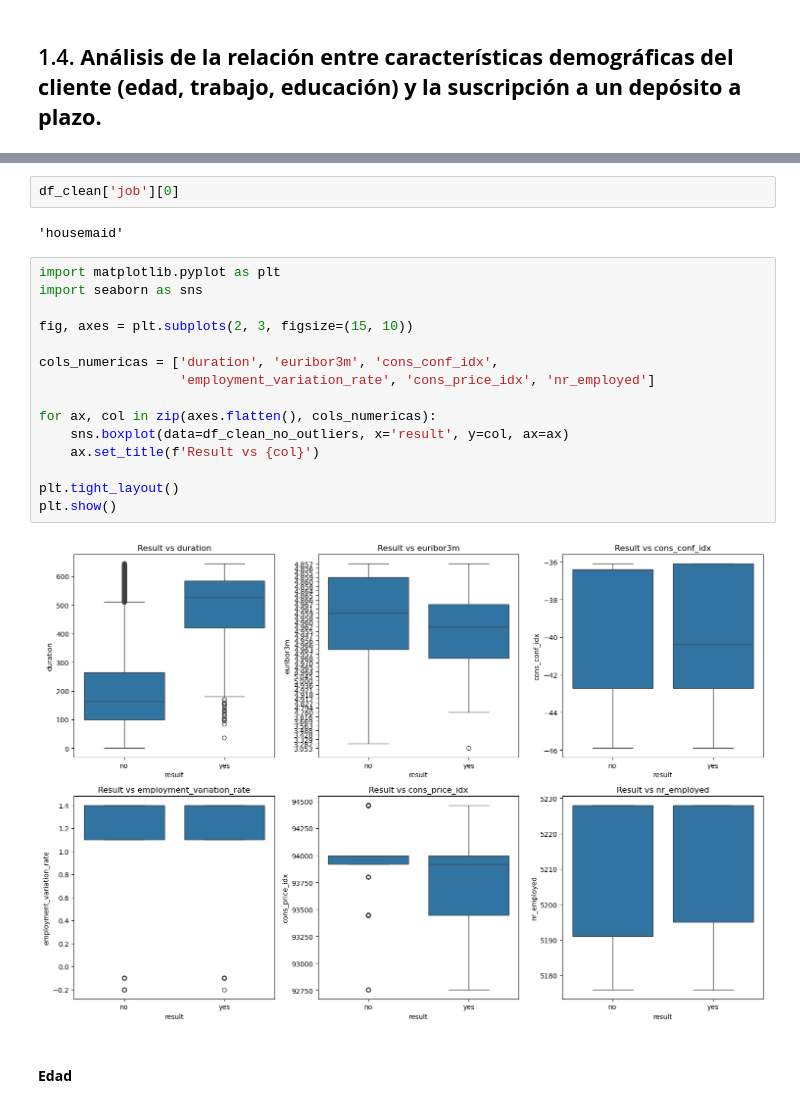
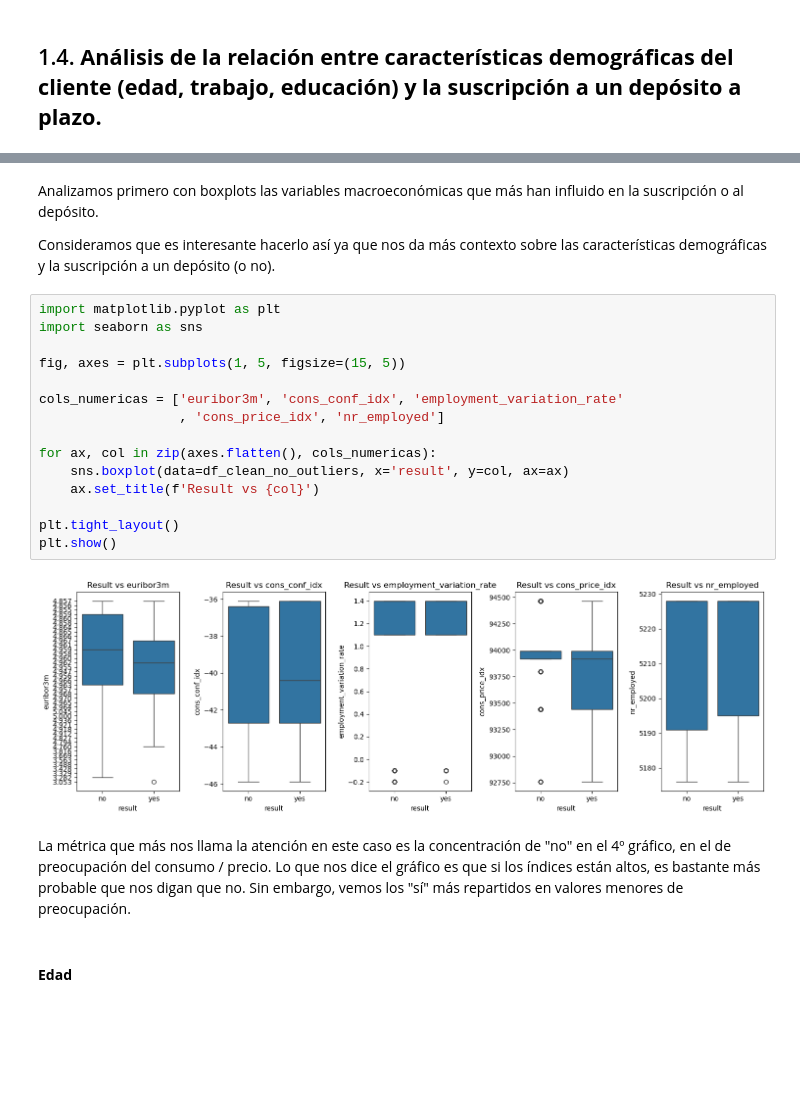
Before and after one commit to arnausans23/data-analytics-tfm, a Jupyter notebook: 1_analisis_datos_v2.ipynb, the cells around one changed output, grey strips where cells are left out. Cells and saved outputs as stored; diff of their text form; blank space fills up the shorter version.

```diff
--- a/1_analisis_datos_v2.ipynb
+++ b/1_analisis_datos_v2.ipynb
@@ -609,24 +572,26 @@ Index(['age', 'job', 'marital', 'education', 'credit_default', 'mortgage',
-# %%
-df_clean['job'][0]
-# %% [output]
-'housemaid'
+# %% [markdown]
+Analizamos primero con boxplots las variables macroeconómicas que más han influido en la suscripción o al depósito.
+
+Consideramos que es interesante hacerlo así ya que nos da más contexto sobre las características demográficas y la suscripción a un depósito (o no).
 # %%
 import matplotlib.pyplot as plt
 import seaborn as sns
 
-fig, axes = plt.subplots(2, 3, figsize=(15, 10))
+fig, axes = plt.subplots(1, 5, figsize=(15, 5))
 
-cols_numericas = ['duration', 'euribor3m', 'cons_conf_idx',
-                  'employment_variation_rate', 'cons_price_idx', 'nr_employed']
+cols_numericas = ['euribor3m', 'cons_conf_idx', 'employment_variation_rate'
+                  , 'cons_price_idx', 'nr_employed']
 
 for ax, col in zip(axes.flatten(), cols_numericas):
     sns.boxplot(data=df_clean_no_outliers, x='result', y=col, ax=ax)
     ax.set_title(f'Result vs {col}')
 
 plt.tight_layout()
 plt.show()
 # %% [output]
-[figure, old version]
+[figure, new version]
+# %% [markdown]
+La métrica que más nos llama la atención en este caso es la concentración de "no" en el 4º gráfico, en el de preocupación del consumo / precio. Lo que nos dice el gráfico es que si los índices están altos, es bastante más probable que nos digan que no. Sin embargo, vemos los "sí" más repartidos en valores menores de preocupación.
 # %% [markdown]
 #### **Edad**
 # %%
```
Also changed, not shown: parts of 37 cells of this notebook.
